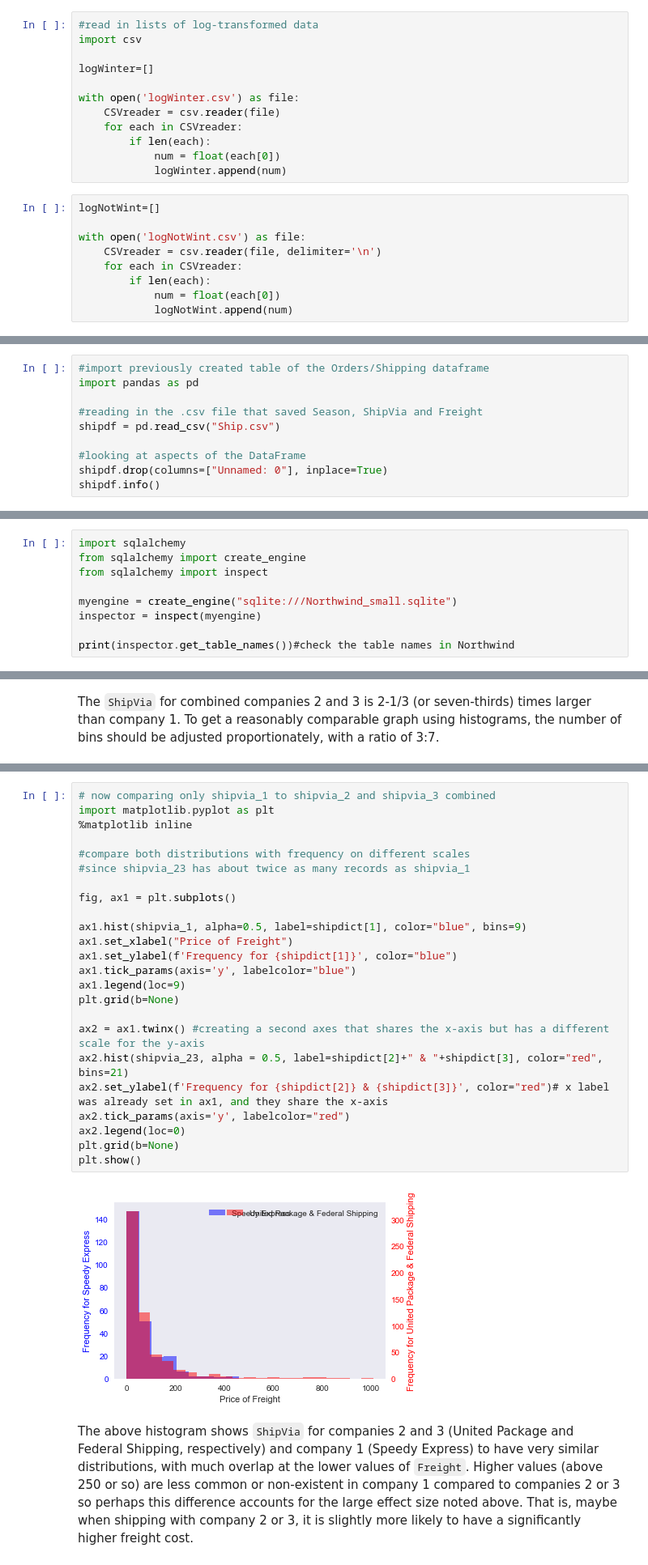
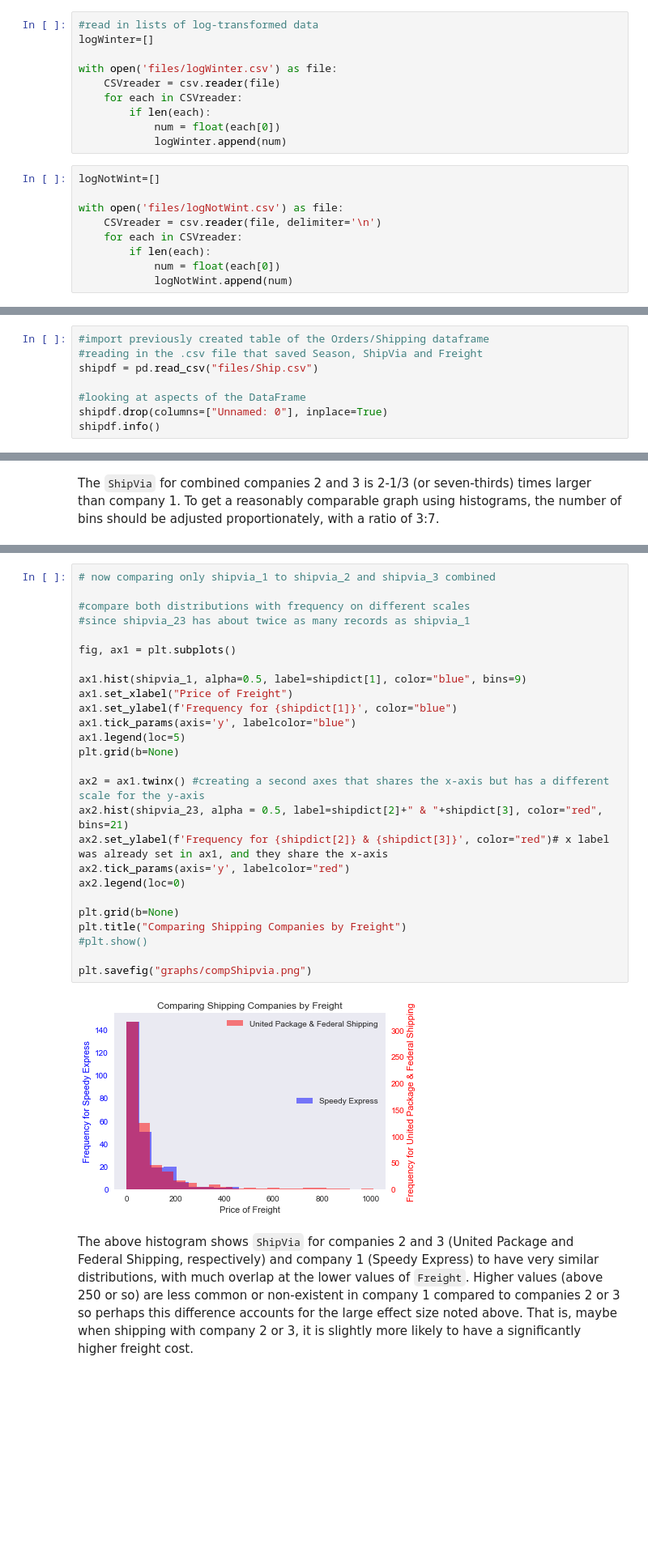
Before and after one commit to bronwencc/Module-3-Project, a Jupyter notebook: student.ipynb, the cells around one changed output, grey strips where cells are left out. Shown at 81% size. Cells and saved outputs as stored; diff of their text form; blank space fills up the shorter version.

```diff
--- a/student.ipynb
+++ b/student.ipynb
@@ -760,11 +777,9 @@ with open("logNotWint.csv","w") as f:
     writ.writerow(logNotWint)
 # %%
 #read in lists of log-transformed data
-import csv
-
 logWinter=[]
 
-with open('logWinter.csv') as file:
+with open('files/logWinter.csv') as file:
     CSVreader = csv.reader(file)
     for each in CSVreader:
         if len(each):
@@ -773,7 +788,7 @@ with open('logWinter.csv') as file:
 # %%
 logNotWint=[]
 
-with open('logNotWint.csv') as file:
+with open('files/logNotWint.csv') as file:
     CSVreader = csv.reader(file, delimiter='\n')
     for each in CSVreader:
         if len(each):
@@ -833,9 +837,7 @@ Using `ShipVia` and `Freight`, I will compare the three shipping companies (cate
 # %%
 #import previously created table of the Orders/Shipping dataframe
-import pandas as pd
-
 #reading in the .csv file that saved Season, ShipVia and Freight
-shipdf = pd.read_csv("Ship.csv")
+shipdf = pd.read_csv("files/Ship.csv")
 
 #looking at aspects of the DataFrame
 shipdf.drop(columns=["Unnamed: 0"], inplace=True)
@@ -861,12 +863,3 @@ Name: ShipVia, dtype: int64
 shipvia_1 = [x for x, y in zip(shipdf["Freight"], shipdf["ShipVia"]) if y==1]
 shipvia_2 = [x for x, y in zip(shipdf["Freight"], shipdf["ShipVia"]) if y==2]
 shipvia_3 = [x for x, y in zip(shipdf["Freight"], shipdf["ShipVia"]) if y==3]
-# %%
-import sqlalchemy
-from sqlalchemy import create_engine
-from sqlalchemy import inspect
-
-myengine = create_engine("sqlite:///Northwind_small.sqlite")
-inspector = inspect(myengine)
-
-print(inspector.get_table_names())#check the table names in Northwind
@@ -1027,29 +1019,31 @@ The `ShipVia` for combined companies 2 and 3 is 2-1/3 (or seven-thirds) times la
 # %%
 # now comparing only shipvia_1 to shipvia_2 and shipvia_3 combined
-import matplotlib.pyplot as plt
-%matplotlib inline
 
 #compare both distributions with frequency on different scales
 #since shipvia_23 has about twice as many records as shipvia_1
 
 fig, ax1 = plt.subplots()
 
 ax1.hist(shipvia_1, alpha=0.5, label=shipdict[1], color="blue", bins=9)
 ax1.set_xlabel("Price of Freight")
 ax1.set_ylabel(f'Frequency for {shipdict[1]}', color="blue")
 ax1.tick_params(axis='y', labelcolor="blue")
-ax1.legend(loc=9)
+ax1.legend(loc=5)
 plt.grid(b=None)
 
 ax2 = ax1.twinx() #creating a second axes that shares the x-axis but has a different scale for the y-axis
 ax2.hist(shipvia_23, alpha = 0.5, label=shipdict[2]+" & "+shipdict[3], color="red", bins=21)
 ax2.set_ylabel(f'Frequency for {shipdict[2]} & {shipdict[3]}', color="red")# x label was already set in ax1, and they share the x-axis
 ax2.tick_params(axis='y', labelcolor="red")
 ax2.legend(loc=0)
+
 plt.grid(b=None)
-plt.show()
+plt.title("Comparing Shipping Companies by Freight")
+#plt.show()
+
+plt.savefig("graphs/compShipvia.png")
 # %% [output]
-[figure, old version]
+[figure, new version]
 # %% [markdown]
 The above histogram shows `ShipVia` for companies 2 and 3 (United Package and Federal Shipping, respectively) and company 1 (Speedy Express) to have very similar distributions, with much overlap at the lower values of `Freight`.  Higher values (above 250 or so) are less common or non-existent in company 1 compared to companies 2 or 3 so perhaps this difference accounts for the large effect size noted above.  That is, maybe when shipping with company 2 or 3, it is slightly more likely to have a significantly higher freight cost.
 # %% [markdown]
```
Also changed, not shown: parts of 109 cells of this notebook, 2 other files.
